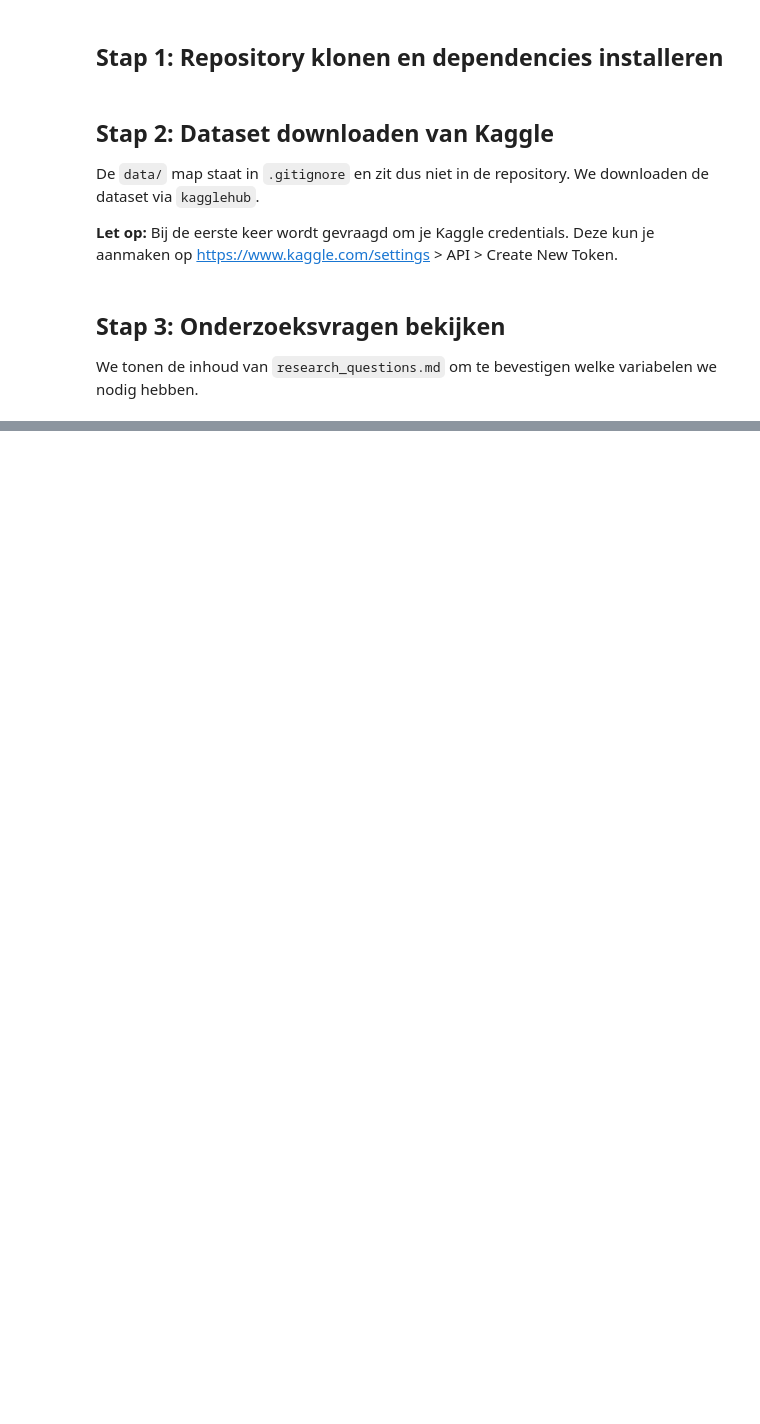
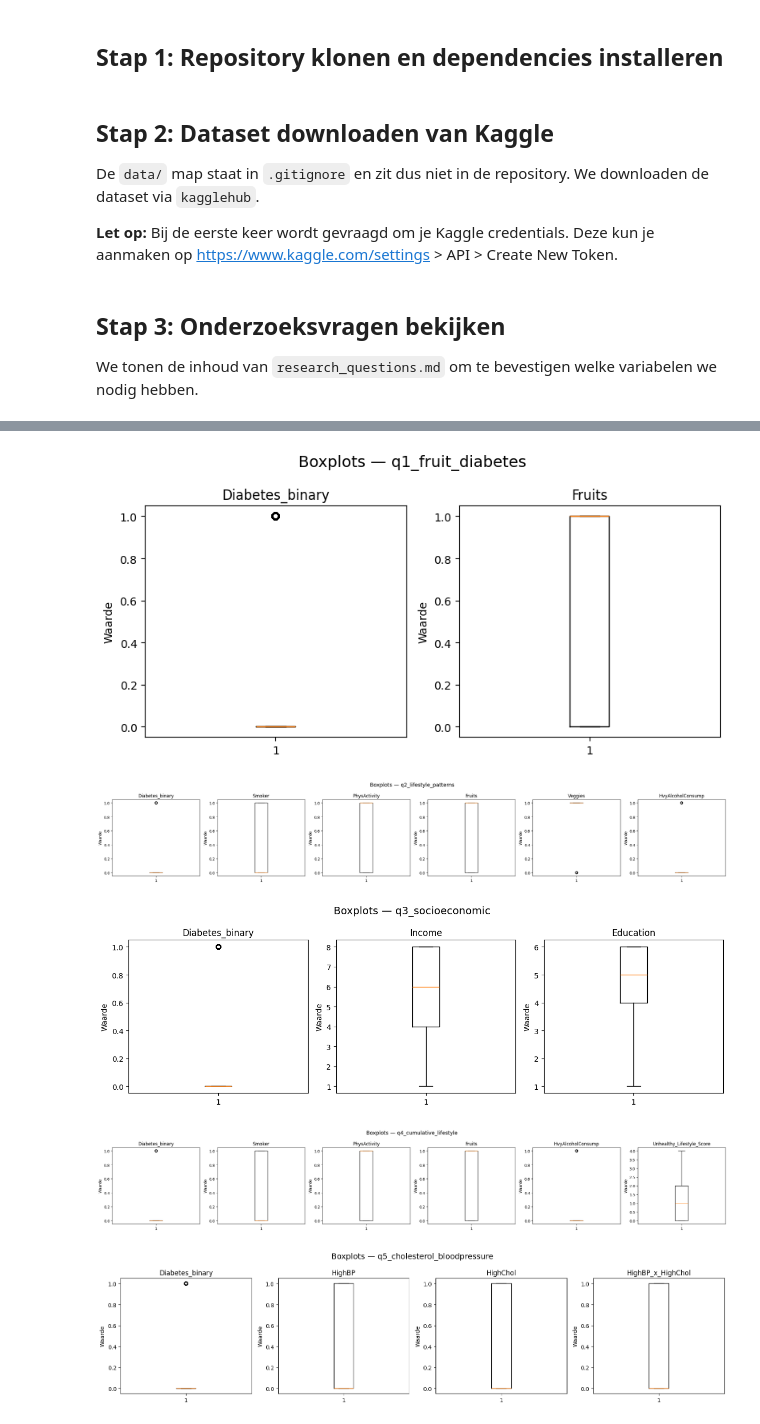
Before and after one commit to Pablo-Atanes/Minor-bigdata, a Jupyter notebook: colab_board_pablo_jasper (1).ipynb, the cells around one changed output, grey strips where cells are left out. Saved outputs shown, nothing was run; the diff lists cells and outputs as text; code cells hidden in the pictures; blank space fills up the shorter version.

```diff
--- a/colab_board_pablo_jasper (1).ipynb
+++ b/colab_board_pablo_jasper (1).ipynb
@@ -147,0 +110,8 @@ display(q5.describe())
+# %%
+plot_boxplots(questions)
+# %% [output]
+[figure, added]
+[figure, added]
+[figure, added]
+[figure, added]
+[figure, added]
```
Also changed, not shown: parts of 41 cells of this notebook, 3 other files.
